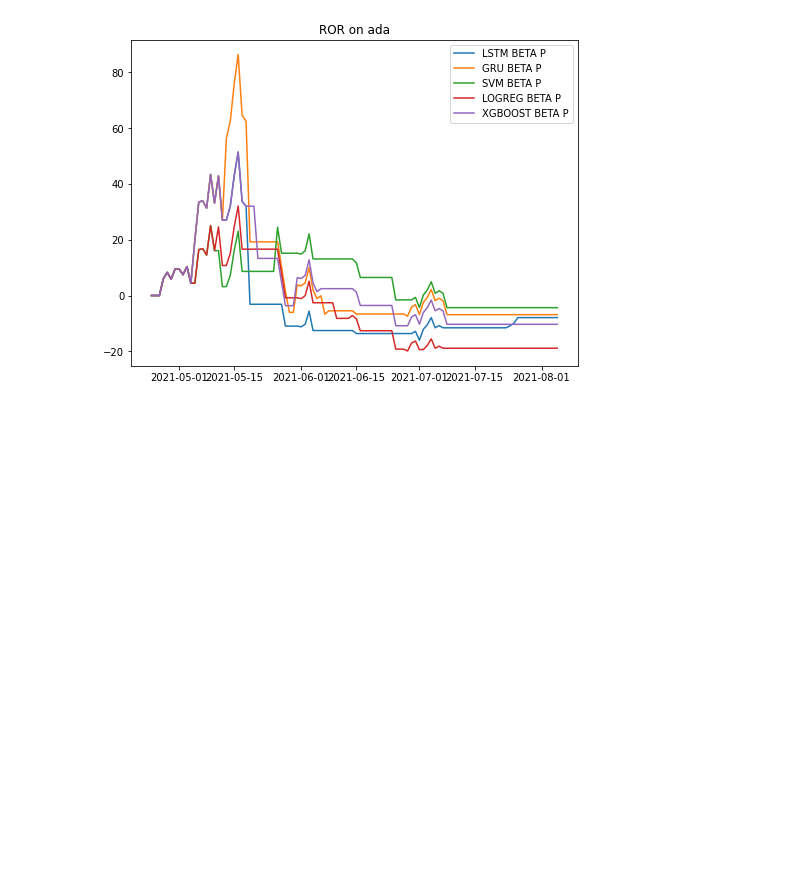
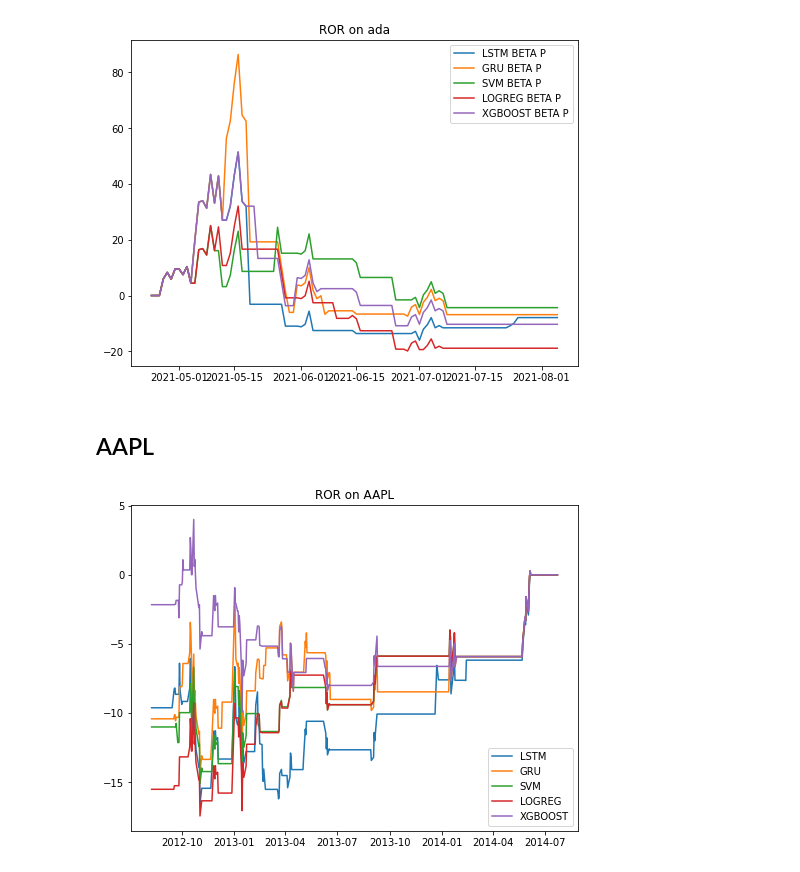
Before and after one commit to fshnkarimi/Labeling, a Jupyter notebook: Buy&Hold.ipynb, the cells around one changed output. Cells and saved outputs as stored; diff of their text form; code cells hidden in the pictures; blank space fills up the shorter version.

Commit message:
results for some s&p500 datasets added

```diff
--- a/Buy&Hold.ipynb
+++ b/Buy&Hold.ipynb
@@ -2031,0 +4260,4 @@ MDD = 0.4282983444643892
+# %%
+# Purge
+df = pd.read_csv('WU_logreg_beta_p.csv', index_col=None, header=0)
+add_metrics(df, 'WU_logreg_beta_p', dataset_type='sp')
@@ -2049,14 +4300,19 @@ for filename in all_files:
     df = pd.read_csv(filename, index_col=None, header=0)
     df_dict[key] = df
 # %%
-def visualize_ror(df_dict, dataset_name, is_beta=False, is_purged=False):
+def visualize_ror(df_dict, dataset_name, is_beta=False, is_purged=False, df_type='none'):
     date_list = []
     methods = ['lstm', 'gru', 'svm', 'logreg', 'xgboost']
     date_key = dataset_name + '_lstm_metrics'
     if is_purged:
             date_key = dataset_name + '_lstm_p_metrics'
-    for date in df_dict[date_key].Date:
-        date_list.append(parser.parse(date))
+    if df_type == "sp":
+        for date in df_dict[date_key].Date:
+            date_list.append(parser.parse(str(date)))
+    else:
+        for date in df_dict[date_key].Date:
+            date_list.append(parser.parse(date))
+
     plt.figure(figsize=(8, 6))
     for method in methods:
         key = dataset_name + '_' + method  + '_metrics'
@@ -2150,3 +4406,9 @@ visualize_ror(df_dict, 'ada', is_beta = True)
 visualize_ror(df_dict, 'ada', is_beta = True, is_purged = True)
 # %% [output]
 [figure]
+# %% [markdown]
+## AAPL
+# %%
+visualize_ror(df_dict, 'AAPL', df_type='sp')
+# %% [output]
+[figure, added]
```
Also changed, not shown: parts of 183 cells of this notebook.
